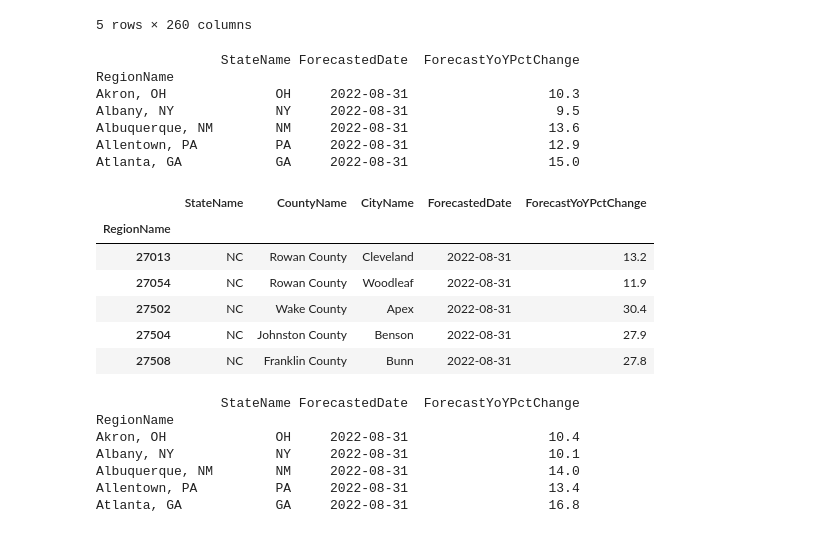
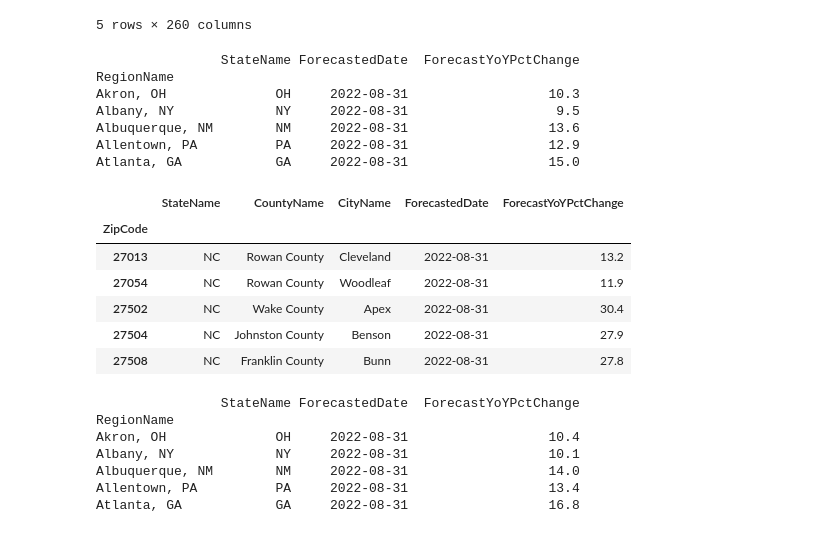
Before and after one commit to ccaldarella99/sinking_real_estate_data, a Jupyter notebook: code/zillow_EDA.ipynb, the cells around one changed output. Drawn from its saved outputs; the diff is of its cells as text; code cells hidden in the pictures.

Commit message:
change a feature RegionName to ZipCode

```diff
--- a/code/zillow_EDA.ipynb
+++ b/code/zillow_EDA.ipynb
@@ -43,25 +43,28 @@ zhvi_met_smooth.head()
 # %%
 zillowHomeValueForecasts_raw = pd.read_csv(zillow_path_and_file[2])
 
 zhvf_raw_zip = zillowHomeValueForecasts_raw[zillowHomeValueForecasts_raw['Region'] == 'Zip']
-zhvf_raw_zip = zhvf_raw_zip.set_index('RegionName').iloc[:,1:]
+zhvf_raw_zip = zhvf_raw_zip.rename(columns={'RegionName': 'ZipCode'})
+zhvf_raw_zip = zhvf_raw_zip.set_index('ZipCode').iloc[:,1:]
+# zhvf_raw_zip = zhvf_raw_zip.set_index('RegionName').iloc[:,1:]
+
 
 zhvf_raw_metro = zillowHomeValueForecasts_raw[zillowHomeValueForecasts_raw['Region'] == 'Msa']
 zhvf_raw_metro = zhvf_raw_metro.drop(columns={'CountyName', 'CityName'})
 zhvf_raw_metro = zhvf_raw_metro.set_index('RegionName').iloc[:,1:]
 
 print(zhvf_raw_metro.head())
 zhvf_raw_zip.head()
 # %% [output]
                 StateName ForecastedDate  ForecastYoYPctChange
 RegionName
 Akron, OH              OH     2022-08-31                  10.3
 Albany, NY             NY     2022-08-31                   9.5
 Albuquerque, NM        NM     2022-08-31                  13.6
 Allentown, PA          PA     2022-08-31                  12.9
 Atlanta, GA            GA     2022-08-31                  15.0
 |  | StateName | CountyName | CityName | ForecastedDate | ForecastYoYPctChange |
-| RegionName |  |  |  |  |  |
+| ZipCode |  |  |  |  |  |
 | 27013 | NC | Rowan County | Cleveland | 2022-08-31 | 13.2 |
 | 27054 | NC | Rowan County | Woodleaf | 2022-08-31 | 11.9 |
 | 27502 | NC | Wake County | Apex | 2022-08-31 | 30.4 |
```
Also changed, not shown: parts of 3 cells of this notebook.
